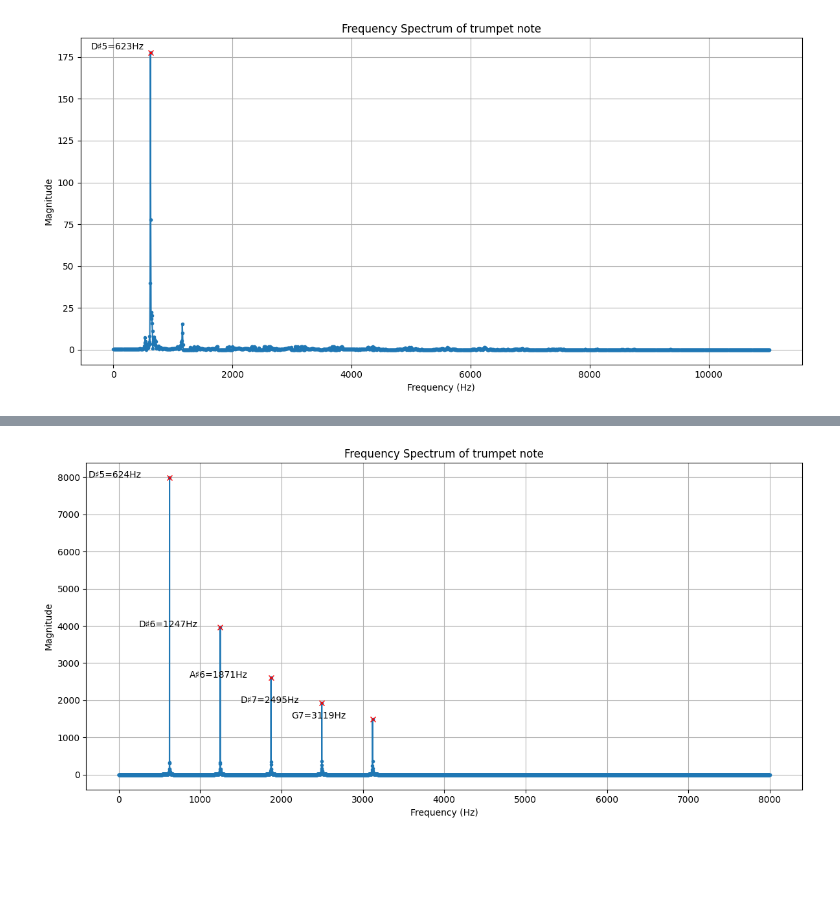
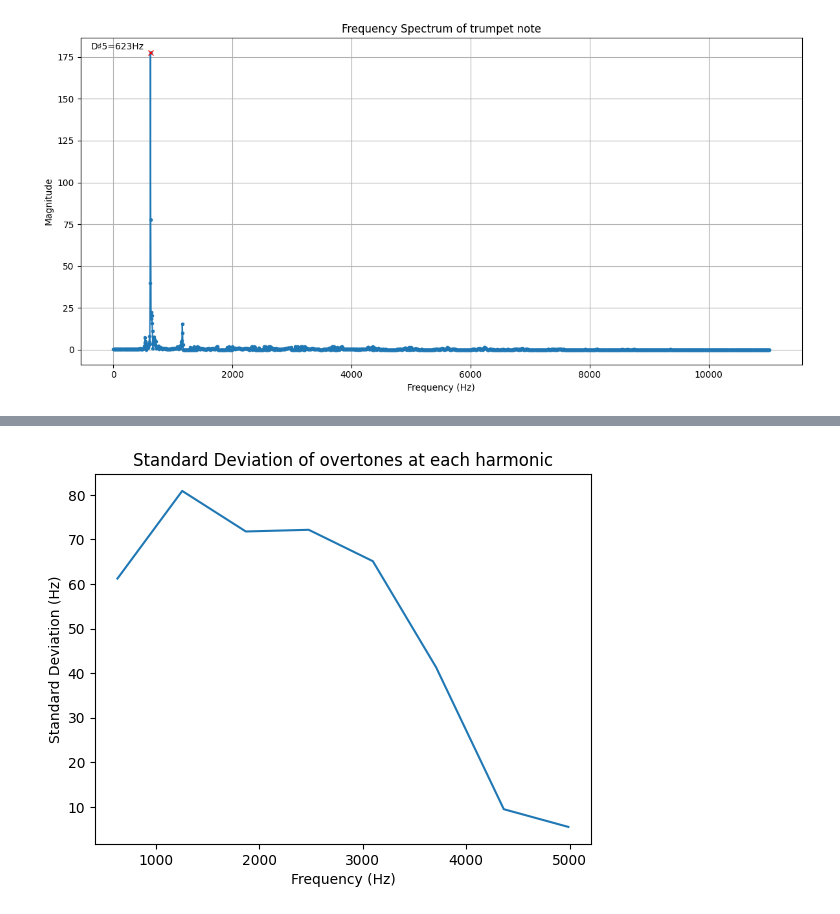
Before and after one commit to mschmidlin1/harmonic-series-analysis, a Jupyter notebook: 4.0 trumpet sound composition.ipynb, the cells around one changed output, grey strips where cells are left out. Drawn from its saved outputs; the diff is of its cells as text; code cells hidden in the pictures; blank space fills up the shorter version.

```diff
--- a/4.0 trumpet sound composition.ipynb
+++ b/4.0 trumpet sound composition.ipynb
@@ -405,12 +481,5 @@ ipd.Audio(data=summed_signals, rate=sr)
 # %%
 #convert each list of np.float32 to python float
-time_seconds = np.linspace(0, 1, 16000)
-sr = 16000
 removed_frequencies = [float(i) for i in removed_frequencies]
 removed_amplitudes = [float(i) for i in removed_amplitudes]
 removed_phases = [float(i) for i in removed_phases]
-summed_signal = np.zeros(len(time_seconds))
-for freq, amp, phase in zip(removed_frequencies, removed_amplitudes, removed_phases):
-    reconstructed_signal = reconstruct_frequency(freq, time_seconds, amp, phase)
-    summed_signal += reconstructed_signal
-ipd.Audio(data=summed_signal, rate=sr)
@@ -418,0 +509,11 @@ ipd.Audio(data=summed_signal, rate=sr)
+# %%
+major_scale_down_shifts = [0, -1, -3, -5, -7, -8, -10, -12] #semi-tone shifts for a major scale
+scale_notes = []
+for shift_amount in major_scale_down_shifts:
+    summed_signal = np.zeros(len(time_seconds))
+    for freq, amp, phase in zip(removed_frequencies, removed_amplitudes, removed_phases):
+        reconstructed_signal = reconstruct_frequency(shift_pitch(freq, shift_amount), time_seconds, amp, phase)
+        summed_signal += reconstructed_signal
+    scale_notes.extend(list(summed_signal))
+
+ipd.Audio(data=scale_notes, rate=sr)
@@ -418,0 +522,11 @@ ipd.Audio(data=summed_signal, rate=sr)
+# %%
+major_scale_up_shifts = [0, 2, 4, 5, 7, 9, 11, 12] #semi-tone shifts for a major scale
+scale_notes = []
+for shift_amount in major_scale_up_shifts:
+    summed_signal = np.zeros(len(time_seconds))
+    for freq, amp, phase in zip(removed_frequencies, removed_amplitudes, removed_phases):
+        reconstructed_signal = reconstruct_frequency(shift_pitch(freq, shift_amount), time_seconds, amp, phase)
+        summed_signal += reconstructed_signal
+    scale_notes.extend(list(summed_signal))
+
+ipd.Audio(data=scale_notes, rate=sr)
@@ -670,4 +589,15 @@ filtered_test = harmonic_series - reconstruct_frequency(3749, time_seconds, ampl
-# %%
-fig, ax = plot_frequency_spectrum(filtered_test, 16000)
-# %% [output]
-[figure, removed]
+# %%
+freq_means = []
+freq_stdevs = []
+freq_counts = []
+for group in grouped_frequencies:
+    freq_means.append(int(np.mean(group)))
+    freq_stdevs.append(np.std(group))
+    freq_counts.append(len(group))
+plt.plot(freq_means,freq_stdevs)
+plt.xlabel("Frequency (Hz)")
+plt.ylabel("Standard Deviation (Hz)")
+plt.title("Standard Deviation of overtones at each harmonic")
+plt.show()
+# %% [output]
+[figure, added]
```
Also changed, not shown: parts of 97 cells of this notebook.
